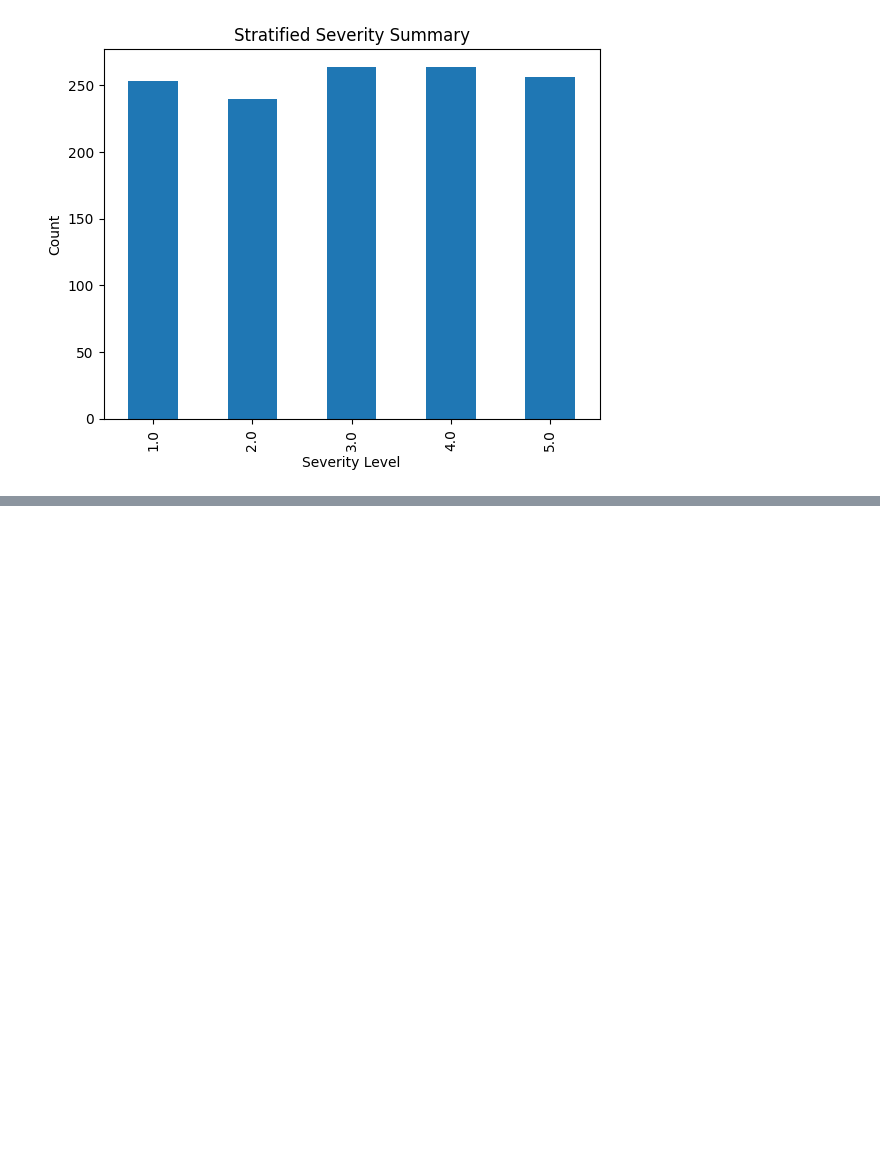
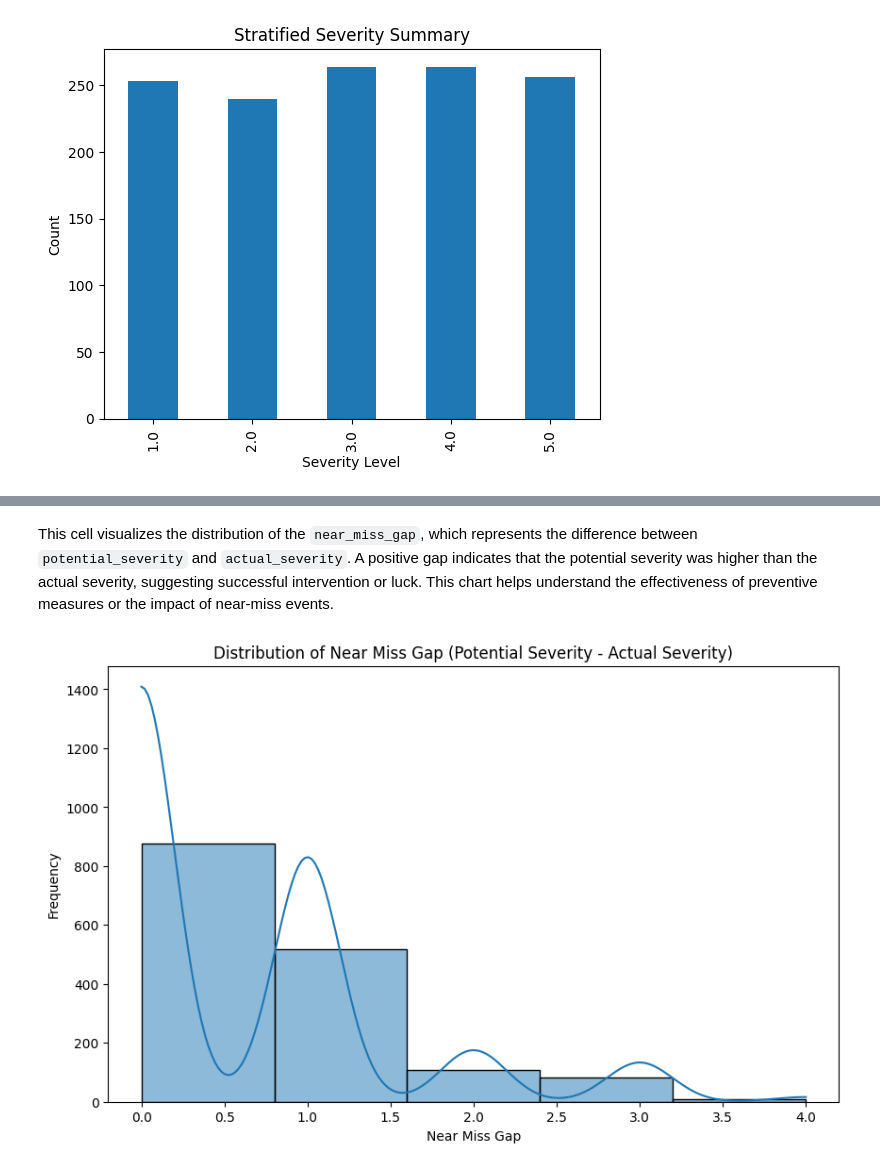
Before and after one commit to susara20010420/Workplace-Safety-Insights-from-the-Industrial-Safety-Health-Analytics-Dataset, a Jupyter notebook: v3_EDA_Balancing_Methodology.ipynb, the cells around one changed output, grey strips where cells are left out. Drawn from its saved outputs; the diff is of its cells as text; code cells hidden in the pictures; blank space fills up the shorter version.

```diff
--- a/v3_EDA_Balancing_Methodology.ipynb
+++ b/v3_EDA_Balancing_Methodology.ipynb
@@ -166,0 +178,12 @@ test.csv saved to: /content/drive/MyDrive/Work Place Safety Insights/test.csv
+# %% [markdown]
+This cell visualizes the distribution of the `near_miss_gap`, which represents the difference between `potential_severity` and `actual_severity`. A positive gap indicates that the potential severity was higher than the actual severity, suggesting successful intervention or luck. This chart helps understand the effectiveness of preventive measures or the impact of near-miss events.
+# %%
+# Distribution of Near Miss Gap
+plt.figure(figsize=(10, 6))
+sns.histplot(df['near_miss_gap'], bins=5, kde=True, palette='magma')
+plt.title('Distribution of Near Miss Gap (Potential Severity - Actual Severity)')
+plt.xlabel('Near Miss Gap')
+plt.ylabel('Frequency')
+plt.show()
+# %% [output]
+[figure, added]
```
Also changed, not shown: parts of 18 cells of this notebook.
